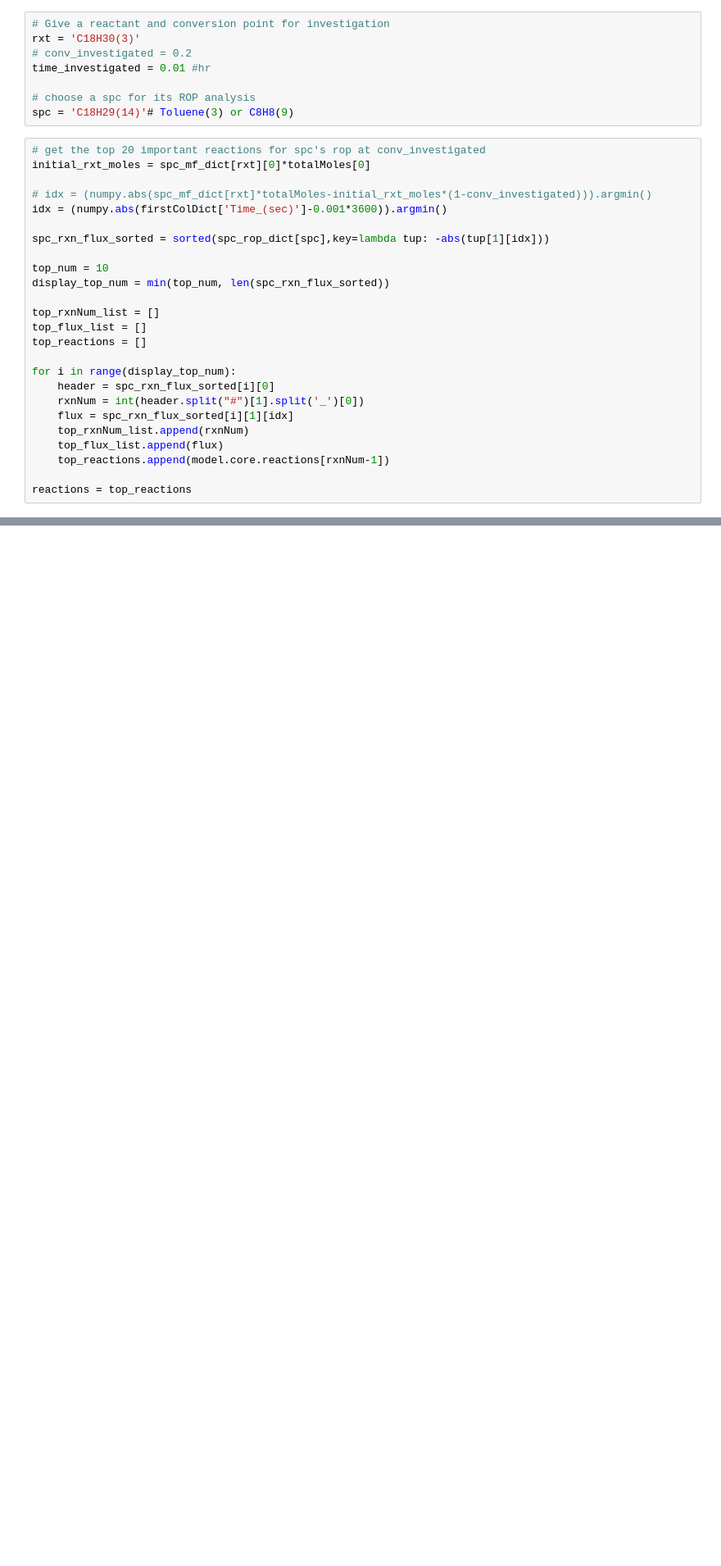
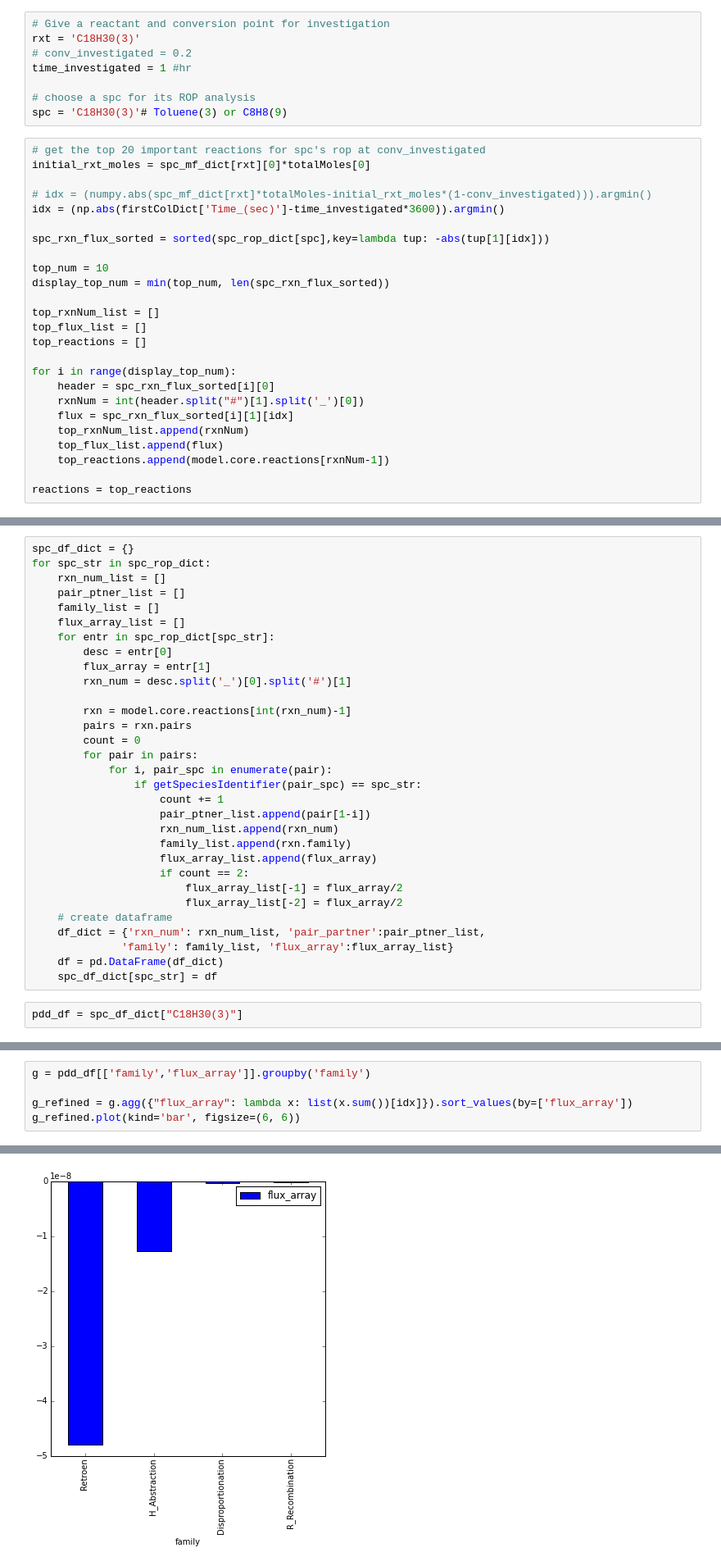
Before and after one commit to KEHANG/rmg_wiki, a Jupyter notebook: tools/ROP/ROP_work_flow.ipynb, the cells around one changed output, grey strips where cells are left out. Shown at 82% size. Cells and saved outputs as stored; diff of their text form; blank space fills up the shorter version.

Commit message:
ROP analysis by species aggregation
- added how much flow is from one spec to another collectively

- added analysis family contributions

```diff
--- a/tools/ROP/ROP_work_flow.ipynb
+++ b/tools/ROP/ROP_work_flow.ipynb
@@ -57,16 +61,16 @@ totalMoles = getTotalMoles(ckcsvPath)[0]
 # Give a reactant and conversion point for investigation
 rxt = 'C18H30(3)'
 # conv_investigated = 0.2
-time_investigated = 0.01 #hr
+time_investigated = 1 #hr
 
 # choose a spc for its ROP analysis
-spc = 'C18H29(14)'# Toluene(3) or C8H8(9)
+spc = 'C18H30(3)'# Toluene(3) or C8H8(9)
 # %%
 # get the top 20 important reactions for spc's rop at conv_investigated
 initial_rxt_moles = spc_mf_dict[rxt][0]*totalMoles[0]
 
 # idx = (numpy.abs(spc_mf_dict[rxt]*totalMoles-initial_rxt_moles*(1-conv_investigated))).argmin()
-idx = (numpy.abs(firstColDict['Time_(sec)']-0.001*3600)).argmin()
+idx = (np.abs(firstColDict['Time_(sec)']-time_investigated*3600)).argmin()
 
 spc_rxn_flux_sorted = sorted(spc_rop_dict[spc],key=lambda tup: -abs(tup[1][idx]))
 
@@ -97,0 +98,33 @@ firstColDict['Time_(sec)'][idx]
+# %%
+spc_df_dict = {}
+for spc_str in spc_rop_dict:
+    rxn_num_list = []
+    pair_ptner_list = []
+    family_list = []
+    flux_array_list = []
+    for entr in spc_rop_dict[spc_str]:
+        desc = entr[0]
+        flux_array = entr[1]
+        rxn_num = desc.split('_')[0].split('#')[1]
+
+        rxn = model.core.reactions[int(rxn_num)-1]
+        pairs = rxn.pairs
+        count = 0
+        for pair in pairs:
+            for i, pair_spc in enumerate(pair):
+                if getSpeciesIdentifier(pair_spc) == spc_str:
+                    count += 1
+                    pair_ptner_list.append(pair[1-i])
+                    rxn_num_list.append(rxn_num)
+                    family_list.append(rxn.family)
+                    flux_array_list.append(flux_array)
+                    if count == 2:
+                        flux_array_list[-1] = flux_array/2
+                        flux_array_list[-2] = flux_array/2
+    # create dataframe
+    df_dict = {'rxn_num': rxn_num_list, 'pair_partner':pair_ptner_list,
+              'family': family_list, 'flux_array':flux_array_list}
+    df = pd.DataFrame(df_dict)
+    spc_df_dict[spc_str] = df
+# %%
+pdd_df = spc_df_dict["C18H30(3)"]
@@ -97,0 +140,6 @@ firstColDict['Time_(sec)'][idx]
+# %%
+g = pdd_df[['family','flux_array']].groupby('family')
+
+g_refined = g.agg({"flux_array": lambda x: list(x.sum())[idx]}).sort_values(by=['flux_array'])
+g_refined.plot(kind='bar', figsize=(6, 6))
+# %% [output]
@@ -97,0 +147 @@ firstColDict['Time_(sec)'][idx]
+[figure, added]
```
Also changed, not shown: parts of 7 cells of this notebook.
